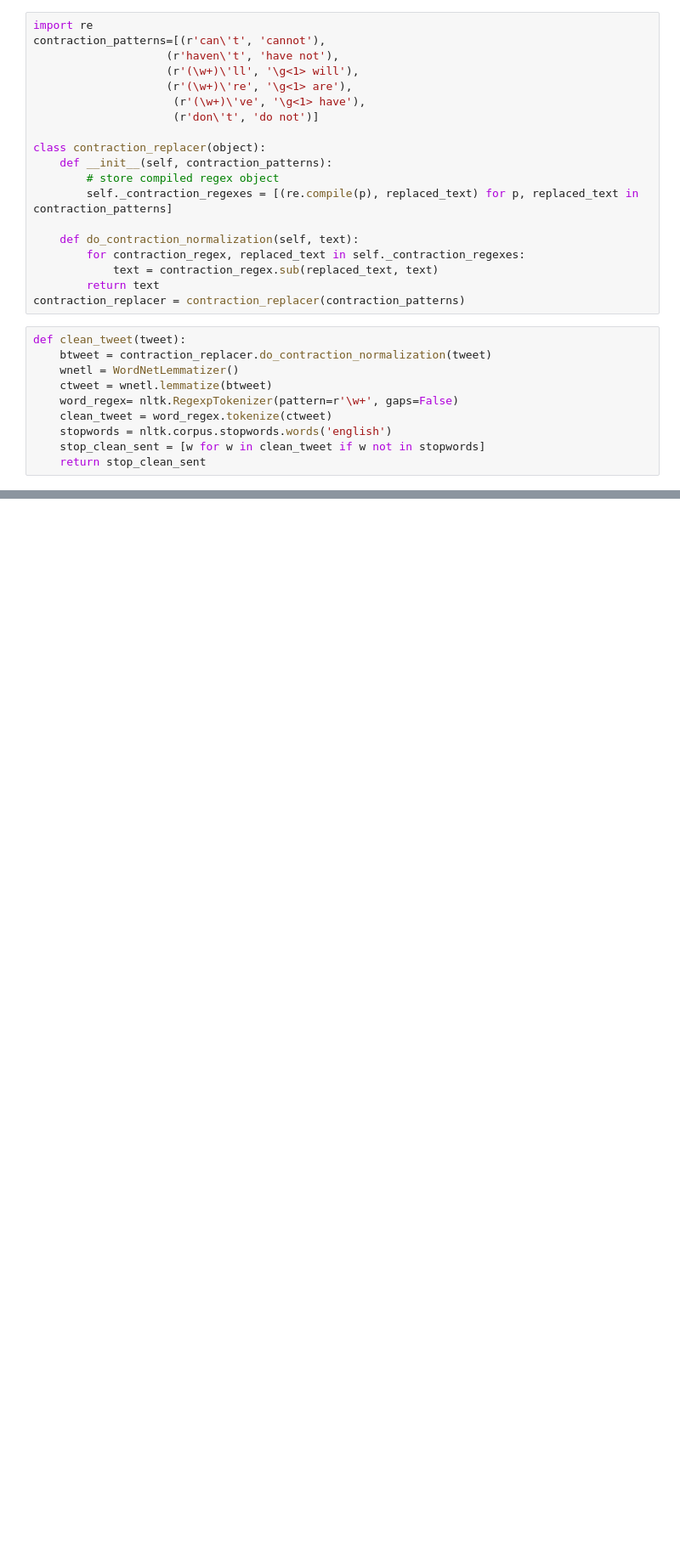
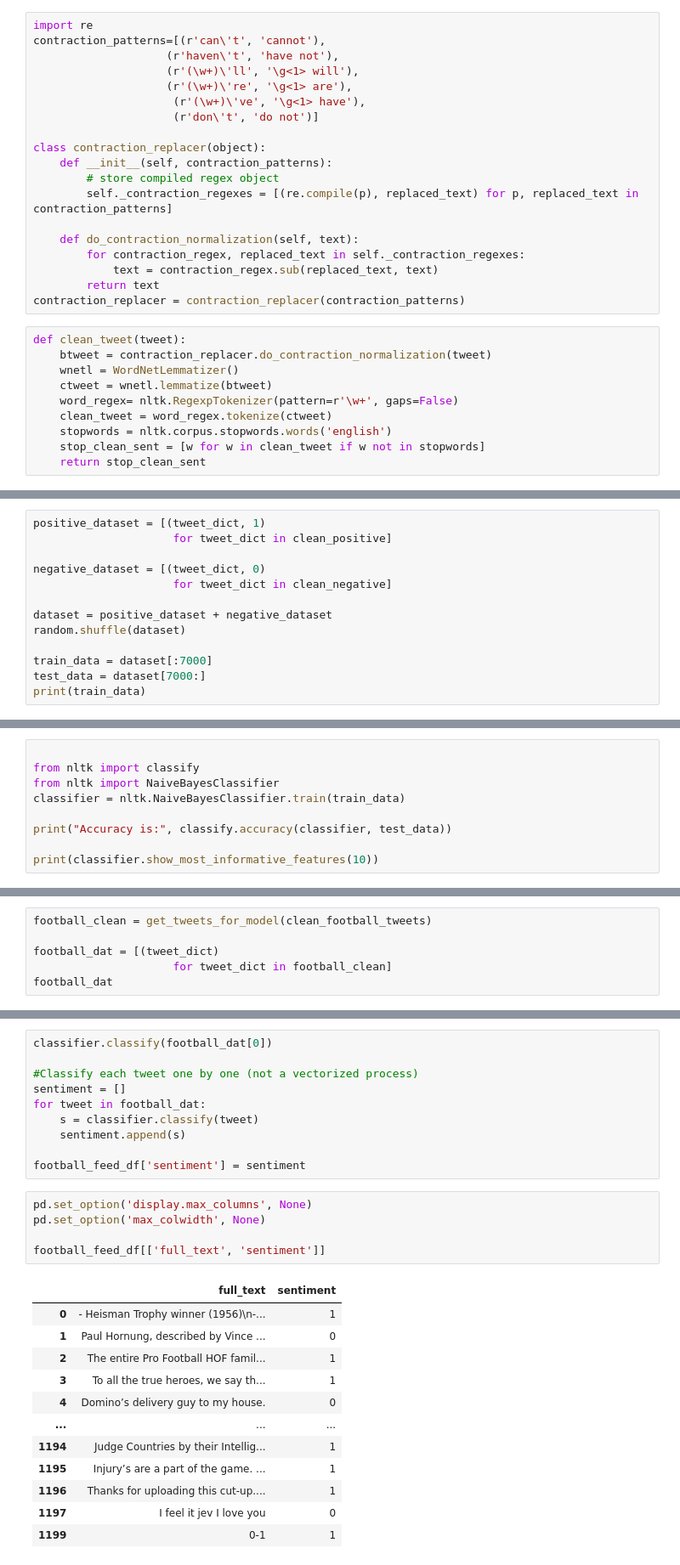
Before and after one commit to belosgood/NFL-popularity-contest, a Jupyter notebook: football-analysis.ipynb, the cells around one changed output, grey strips where cells are left out. Shown at 85% size. Saved outputs shown, nothing was run; the diff lists cells and outputs as text; blank space fills up the shorter version.

```diff
--- a/football-analysis.ipynb
+++ b/football-analysis.ipynb
@@ -168,0 +197,13 @@ Chiefs
+# %%
+positive_dataset = [(tweet_dict, 1)
+                     for tweet_dict in clean_positive]
+
+negative_dataset = [(tweet_dict, 0)
+                     for tweet_dict in clean_negative]
+
+dataset = positive_dataset + negative_dataset
+random.shuffle(dataset)
+
+train_data = dataset[:7000]
+test_data = dataset[7000:]
+print(train_data)
@@ -168,0 +212,9 @@ Chiefs
+# %%
+
+from nltk import classify
+from nltk import NaiveBayesClassifier
+classifier = nltk.NaiveBayesClassifier.train(train_data)
+
+print("Accuracy is:", classify.accuracy(classifier, test_data))
+
+print(classifier.show_most_informative_features(10))
@@ -168,0 +235,6 @@ Chiefs
+# %%
+football_clean = get_tweets_for_model(clean_football_tweets)
+
+football_dat = [(tweet_dict)
+                     for tweet_dict in football_clean]
+football_dat
@@ -168,0 +259,28 @@ Chiefs
+# %%
+classifier.classify(football_dat[0])
+
+#Classify each tweet one by one (not a vectorized process)
+sentiment = []
+for tweet in football_dat:
+    s = classifier.classify(tweet)
+    sentiment.append(s)
+
+football_feed_df['sentiment'] = sentiment
+# %%
+pd.set_option('display.max_columns', None)
+pd.set_option('max_colwidth', None)
+
+football_feed_df[['full_text', 'sentiment']]
+# %% [output]
+|  | full_text | sentiment |
+| 0 | - Heisman Trophy winner (1956)\n-... | 1 |
+| 1 | Paul Hornung, described by Vince ... | 0 |
+| 2 | The entire Pro Football HOF famil... | 1 |
+| 3 | To all the true heroes, we say th... | 1 |
+| 4 | Domino’s delivery guy to my house. | 0 |
+| ... | ... | ... |
+| 1194 | Judge Countries by their Intellig... | 1 |
+| 1195 | Injury’s are a part of the game. ... | 1 |
+| 1196 | Thanks for uploading this cut-up.... | 1 |
+| 1197 | I feel it jev I love you | 0 |
+| 1199 | 0-1 | 1 |
```
Also changed, not shown: parts of 12 cells of this notebook.
